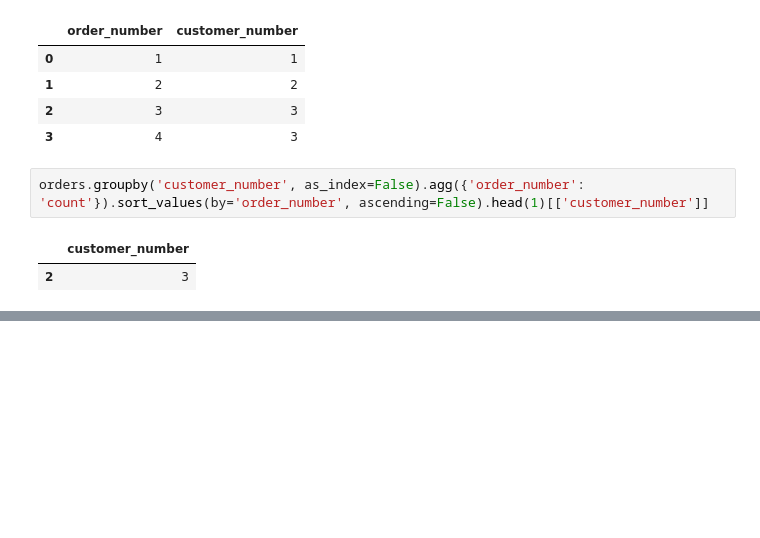
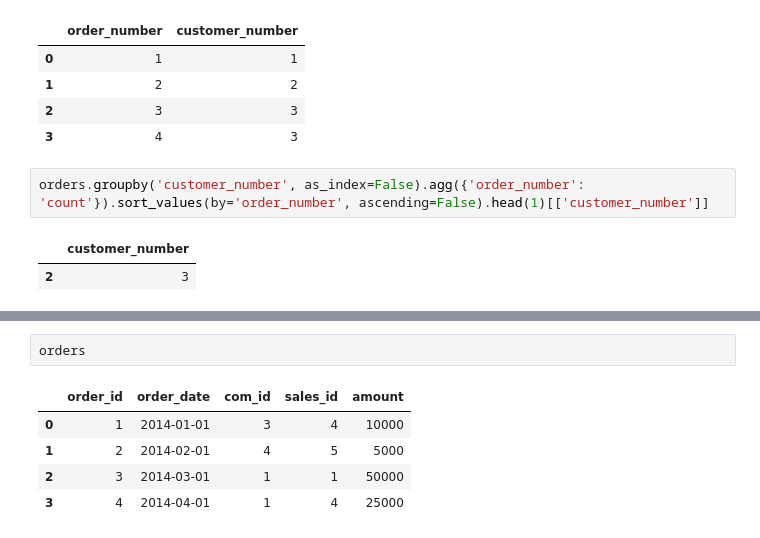
Before and after one commit to Praldmur/Tasks, a Jupyter notebook: Task_All.ipynb, the cells around one changed output, grey strips where cells are left out. Saved outputs shown, nothing was run; the diff lists cells and outputs as text; blank space fills up the shorter version.

```diff
--- a/Task_All.ipynb
+++ b/Task_All.ipynb
@@ -283,0 +353,8 @@ orders.groupby('customer_number', as_index=False).agg({'order_number': 'count'})
+# %%
+orders
+# %% [output]
+|  | order_id | order_date | com_id | sales_id | amount |
+| 0 | 1 | 2014-01-01 | 3 | 4 | 10000 |
+| 1 | 2 | 2014-02-01 | 4 | 5 | 5000 |
+| 2 | 3 | 2014-03-01 | 1 | 1 | 50000 |
+| 3 | 4 | 2014-04-01 | 1 | 4 | 25000 |
```
Also changed, not shown: parts of 16 cells of this notebook, 3 other files.
